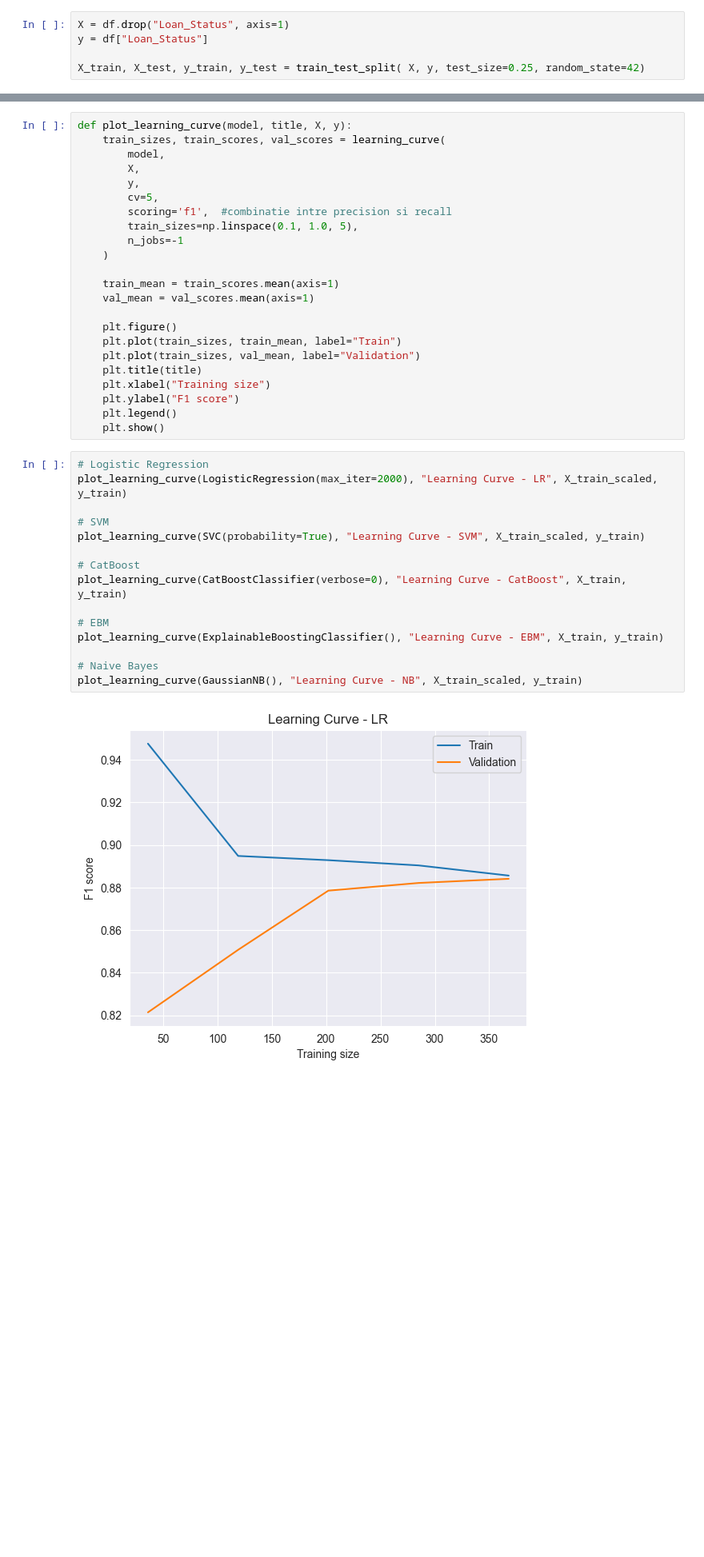
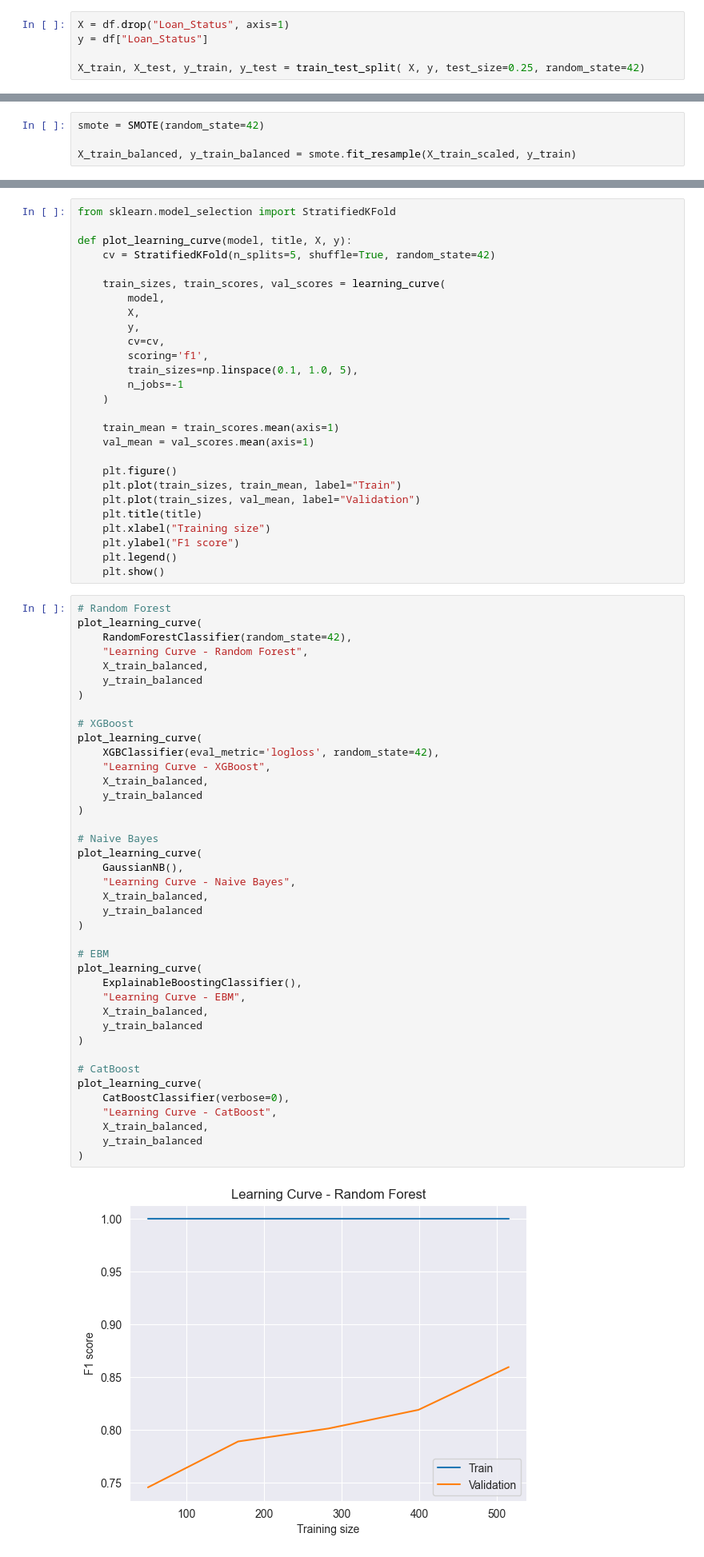
Before and after one commit to Technical-University-of-Cluj-Napoca/proiect-ml-Franci0128, a Jupyter notebook: loan-prediction.ipynb, the cells around one changed output, grey strips where cells are left out. Shown at 80% size. Saved outputs shown, nothing was run; the diff lists cells and outputs as text; blank space fills up the shorter version.

```diff
--- a/loan-prediction.ipynb
+++ b/loan-prediction.ipynb
@@ -126,0 +178,4 @@ X_test_scaled = pd.DataFrame(
+# %%
+smote = SMOTE(random_state=42)
+
+X_train_balanced, y_train_balanced = smote.fit_resample(X_train_scaled, y_train)
@@ -323,11 +519,15 @@ Unele modele nu au inregistrat imbunatatiri semnificative, sugerand ca setarile
 # %%
+from sklearn.model_selection import StratifiedKFold
+
 def plot_learning_curve(model, title, X, y):
+    cv = StratifiedKFold(n_splits=5, shuffle=True, random_state=42)
+
     train_sizes, train_scores, val_scores = learning_curve(
         model,
         X,
         y,
-        cv=5,
-        scoring='f1',  #combinatie intre precision si recall
+        cv=cv,
+        scoring='f1',
         train_sizes=np.linspace(0.1, 1.0, 5),
         n_jobs=-1
     )
@@ -344,19 +544,44 @@ def plot_learning_curve(model, title, X, y):
     plt.legend()
     plt.show()
 # %%
-# Logistic Regression
-plot_learning_curve(LogisticRegression(max_iter=2000), "Learning Curve - LR", X_train_scaled, y_train)
+# Random Forest
+plot_learning_curve(
+    RandomForestClassifier(random_state=42),
+    "Learning Curve - Random Forest",
+    X_train_balanced,
+    y_train_balanced
+)
 
-# SVM
-plot_learning_curve(SVC(probability=True), "Learning Curve - SVM", X_train_scaled, y_train)
+# XGBoost
+plot_learning_curve(
+    XGBClassifier(eval_metric='logloss', random_state=42),
+    "Learning Curve - XGBoost",
+    X_train_balanced,
+    y_train_balanced
+)
+
+# Naive Bayes
+plot_learning_curve(
+    GaussianNB(),
+    "Learning Curve - Naive Bayes",
+    X_train_balanced,
+    y_train_balanced
+)
+
+# EBM
+plot_learning_curve(
+    ExplainableBoostingClassifier(),
+    "Learning Curve - EBM",
+    X_train_balanced,
+    y_train_balanced
+)
 
 # CatBoost
-plot_learning_curve(CatBoostClassifier(verbose=0), "Learning Curve - CatBoost", X_train, y_train)
-
-# EBM
-plot_learning_curve(ExplainableBoostingClassifier(), "Learning Curve - EBM", X_train, y_train)
-
-# Naive Bayes
-plot_learning_curve(GaussianNB(), "Learning Curve - NB", X_train_scaled, y_train)
+plot_learning_curve(
+    CatBoostClassifier(verbose=0),
+    "Learning Curve - CatBoost",
+    X_train_balanced,
+    y_train_balanced
+)
 # %% [output]
-[figure, old version]
+[figure, new version]
```
Also changed, not shown: parts of 80 cells of this notebook, 24 other files.
